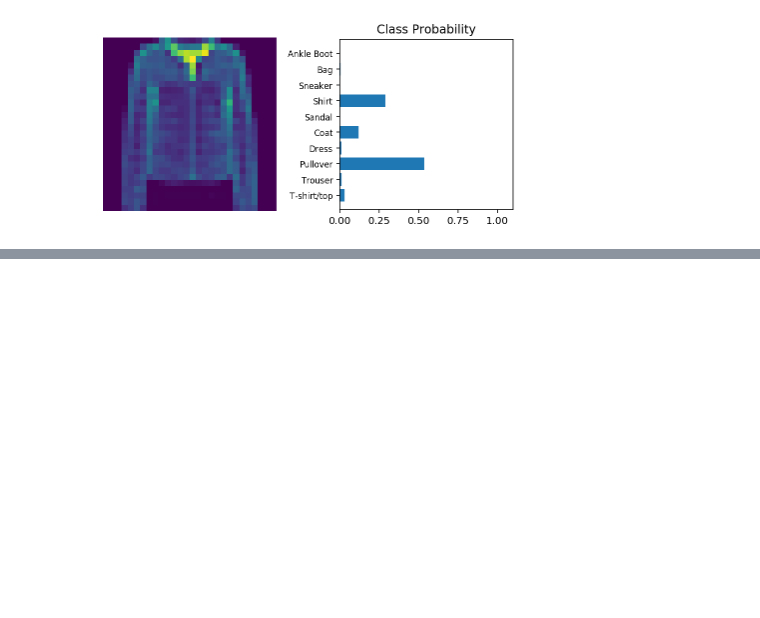
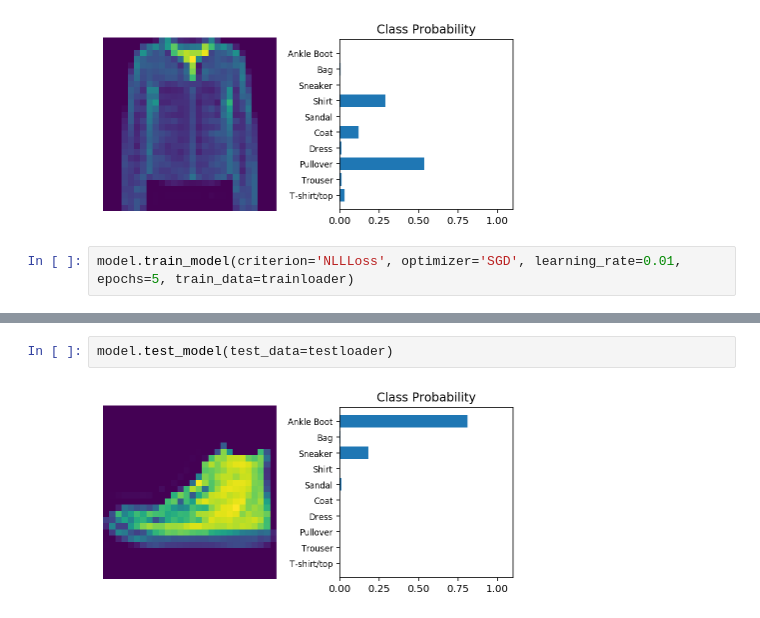
Before and after one commit to georgezoto/Deep-Learning-with-PyTorch, a Jupyter notebook: Introduction-to-PyTorch/4_Fashion_MNIST.ipynb, the cells around one changed output, grey strips where cells are left out. Cells and saved outputs as stored; diff of their text form; blank space fills up the shorter version.

```diff
--- a/Introduction-to-PyTorch/4_Fashion_MNIST.ipynb
+++ b/Introduction-to-PyTorch/4_Fashion_MNIST.ipynb
@@ -296,3 +301,5 @@ Training loss: 0.5343499741256873
 model.test_model(test_data=testloader)
 # %% [output]
 [figure]
+# %%
+model.train_model(criterion='NLLLoss', optimizer='SGD', learning_rate=0.01, epochs=5, train_data=trainloader)
@@ -298,0 +312,4 @@ model.test_model(test_data=testloader)
+# %%
+model.test_model(test_data=testloader)
+# %% [output]
+[figure, added]
```
Also changed, not shown: parts of 14 cells of this notebook.
